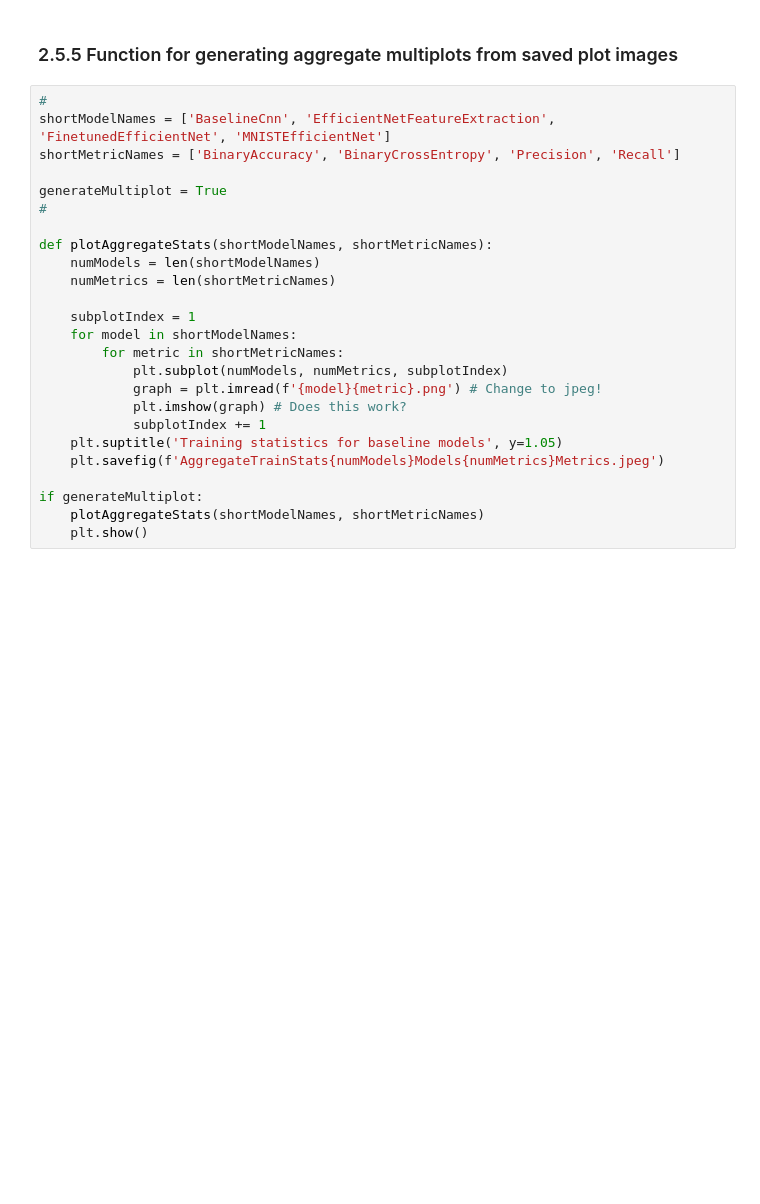
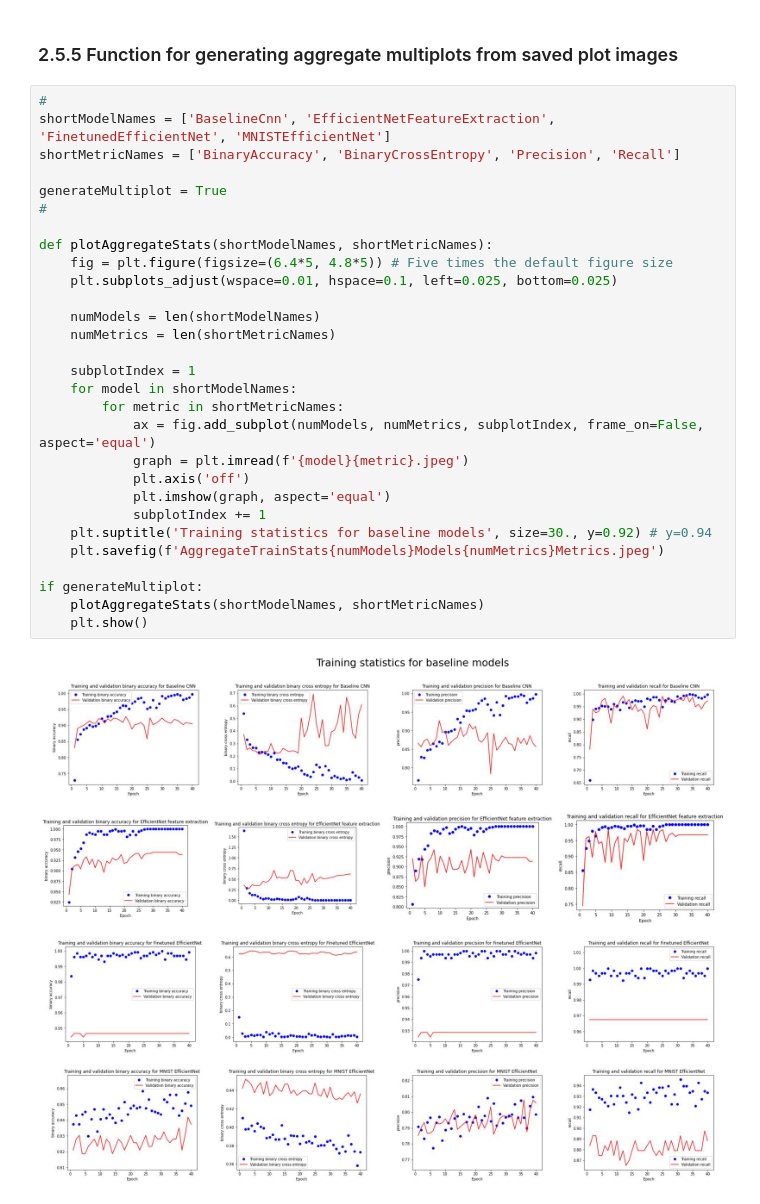
Before and after one commit to Clatterbones/CommutativeDiagramClassification, a Jupyter notebook: dc.ipynb, the cells around one changed output. Cells and saved outputs as stored; diff of their text form; blank space fills up the shorter version.

```diff
--- a/dc.ipynb
+++ b/dc.ipynb
@@ -557,25 +743,31 @@ if compileMNISTEfficientNet:
 # %%
 #
 shortModelNames = ['BaselineCnn', 'EfficientNetFeatureExtraction', 'FinetunedEfficientNet', 'MNISTEfficientNet']
 shortMetricNames = ['BinaryAccuracy', 'BinaryCrossEntropy', 'Precision', 'Recall']
 
 generateMultiplot = True
 #
 
 def plotAggregateStats(shortModelNames, shortMetricNames):
+    fig = plt.figure(figsize=(6.4*5, 4.8*5)) # Five times the default figure size
+    plt.subplots_adjust(wspace=0.01, hspace=0.1, left=0.025, bottom=0.025)
+
     numModels = len(shortModelNames)
     numMetrics = len(shortMetricNames)
 
     subplotIndex = 1
     for model in shortModelNames:
         for metric in shortMetricNames:
-            plt.subplot(numModels, numMetrics, subplotIndex)
-            graph = plt.imread(f'{model}{metric}.png') # Change to jpeg!
-            plt.imshow(graph) # Does this work?
+            ax = fig.add_subplot(numModels, numMetrics, subplotIndex, frame_on=False, aspect='equal')
+            graph = plt.imread(f'{model}{metric}.jpeg')
+            plt.axis('off')
+            plt.imshow(graph, aspect='equal')
             subplotIndex += 1
-    plt.suptitle('Training statistics for baseline models', y=1.05)
+    plt.suptitle('Training statistics for baseline models', size=30., y=0.92) # y=0.94
     plt.savefig(f'AggregateTrainStats{numModels}Models{numMetrics}Metrics.jpeg')
 
 if generateMultiplot:
     plotAggregateStats(shortModelNames, shortMetricNames)
     plt.show()
+# %% [output]
+[figure, added]
```
Also changed, not shown: parts of 27 cells of this notebook.
